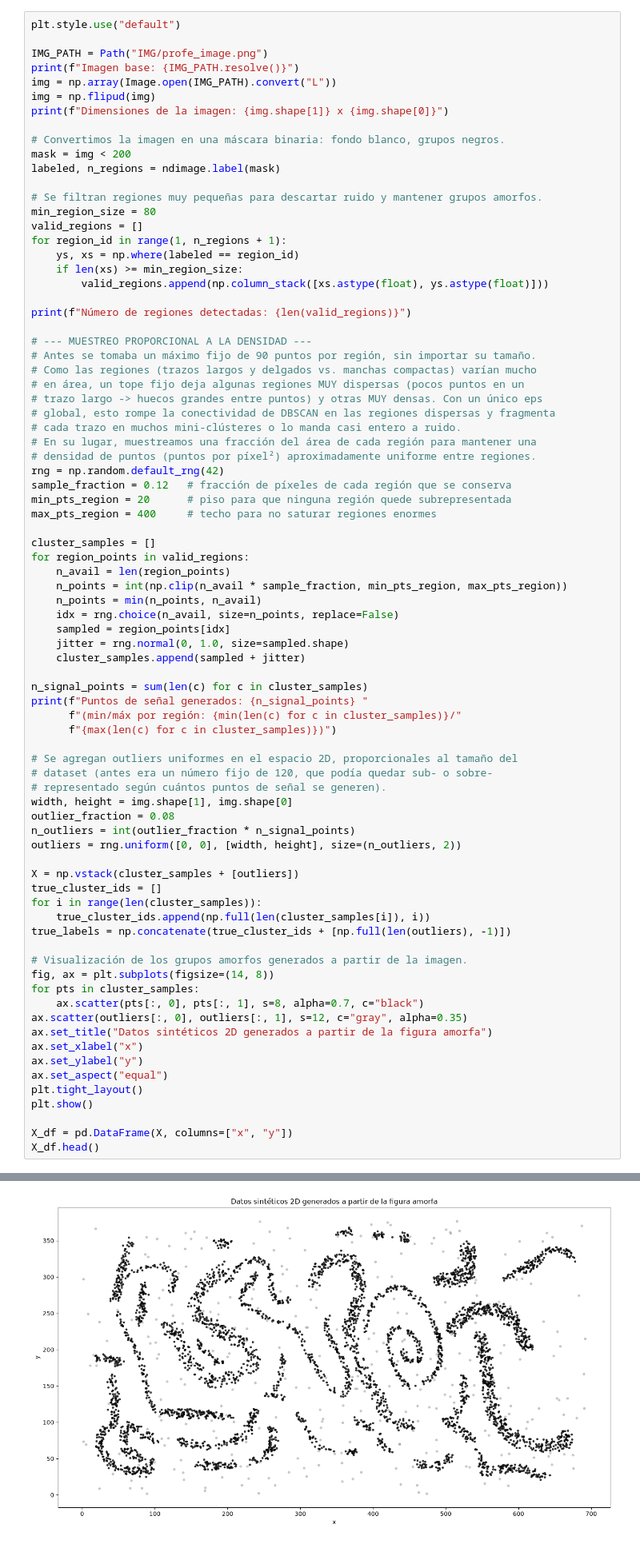
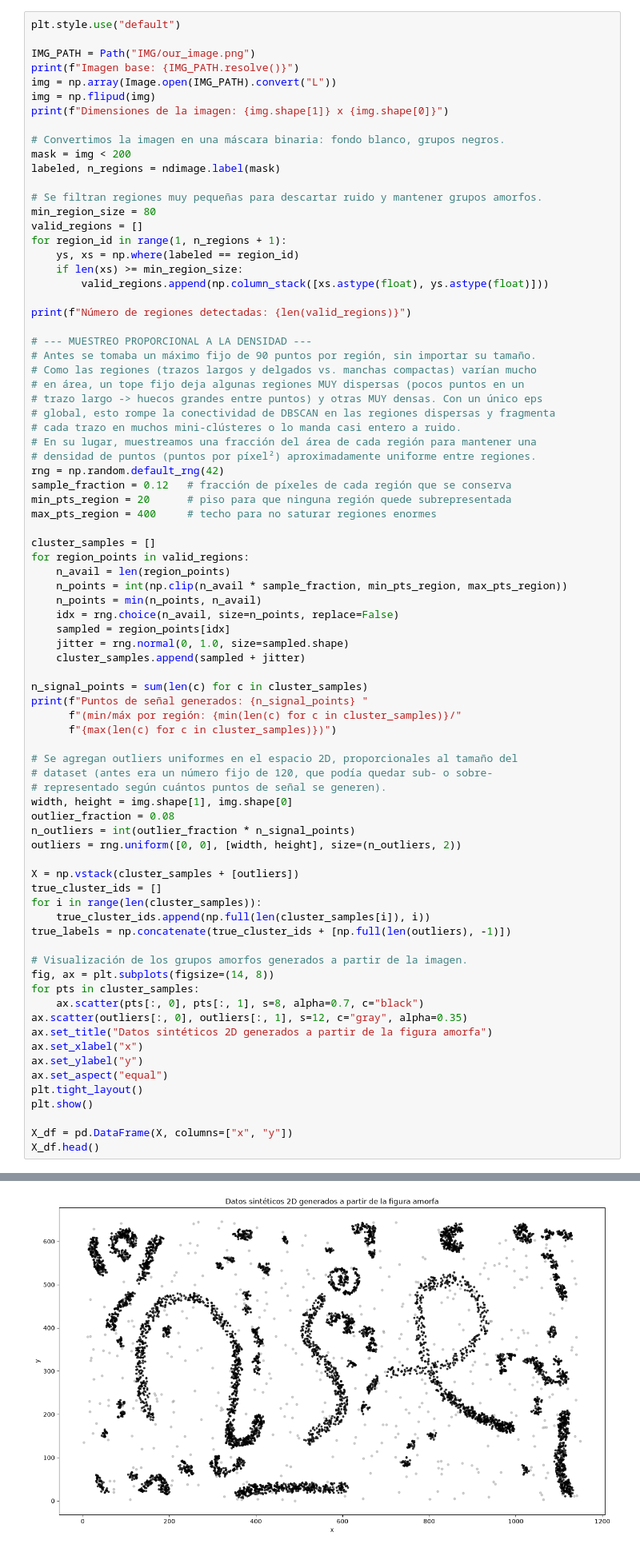
Before and after one commit to Inteligencia-Artificial-202630/Taller5-Clustering-DBScan, a Jupyter notebook: Taller-05-Clustering-DBScan_optimizado.ipynb, the cells around one changed output, grey strips where cells are left out. Shown at 80% size. Cells and saved outputs as stored; diff of their text form.

```diff
--- a/Taller-05-Clustering-DBScan_optimizado.ipynb
+++ b/Taller-05-Clustering-DBScan_optimizado.ipynb
@@ -21,7 +23,7 @@ from sklearn.metrics import silhouette_score, davies_bouldin_score, calinski_har
 # %%
 plt.style.use("default")
 
-IMG_PATH = Path("IMG/profe_image.png")
+IMG_PATH = Path("IMG/our_image.png")
 print(f"Imagen base: {IMG_PATH.resolve()}")
 img = np.array(Image.open(IMG_PATH).convert("L"))
 img = np.flipud(img)
@@ -106,2 +108,2 @@ Puntos de señal generados: 4117 (min/máx por región: 20/400)
-[figure, old version]
+[figure, new version]
 |  | x | y |
```
Also changed, not shown: parts of 6 cells of this notebook, 2 other files.
